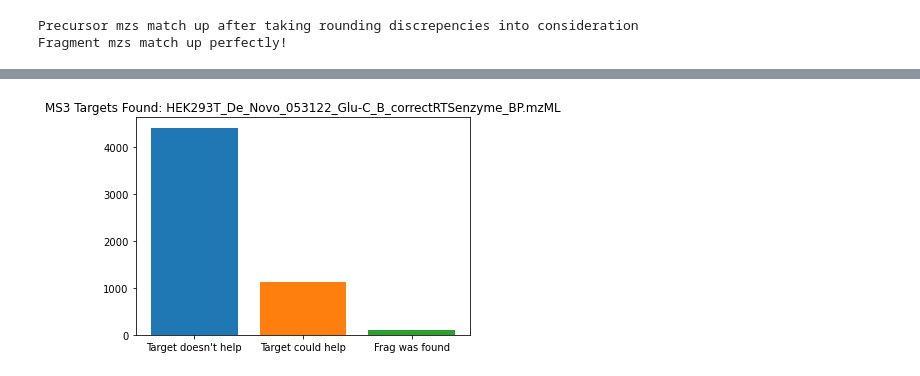
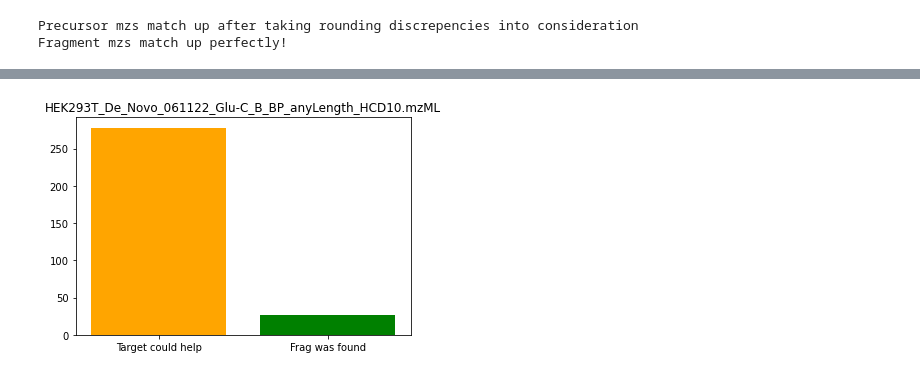
Before and after one commit to miaruppel/DeNovo, a Jupyter notebook: DeNovo_main.ipynb, the cells around one changed output, grey strips where cells are left out. Cells and saved outputs as stored; diff of their text form; code cells hidden in the pictures.

Commit message:
First successful run of new experiment

```diff
--- a/DeNovo_main.ipynb
+++ b/DeNovo_main.ipynb
@@ -16,3 +11,8 @@ realtime = 'HEK293T_De_Novo_053122_Glu-C_B_correctRTSenzyme_BP_realtimesearch.ts
+# %%
+# experiment files
+mzML = 'HEK293T_De_Novo_061122_Glu-C_B_BP_anyLength_HCD10.mzML'
+log = 'App-2022-06-12_14-16-26.log'
+realtime = 'HEK293T_De_Novo_061122_Glu-C_B_BP_anyLength_HCD10_realtimesearch.tsv'
 # %%
 # load the content of the mzML file into the exp variable of type MSExperiment
 exp = MSExperiment()
@@ -485,9 +474,9 @@ for i in checkfrags_df.index:
 # %%
-# visualize the percentage of fragments that could potentially be found in MS3 and those that were actually found
-plt.bar('Target doesn\'t help', len(ms3no_help))
-plt.bar('Target could help', len(ms3could_help))
-plt.bar('Frag was found', len(found))
-plt.title('MS3 Targets Found: ' + mzML)
+# visualize the percentage of fragments that were actually found
+plt.bar('Target could help', len(ms3could_help), color='orange')
+plt.bar('Frag was found', len(found), color='g')
+
+plt.title(mzML)
 plt.show()
 # %% [output]
-[figure, old version]
+[figure, new version]
```
Also changed, not shown: parts of 7 cells of this notebook.
